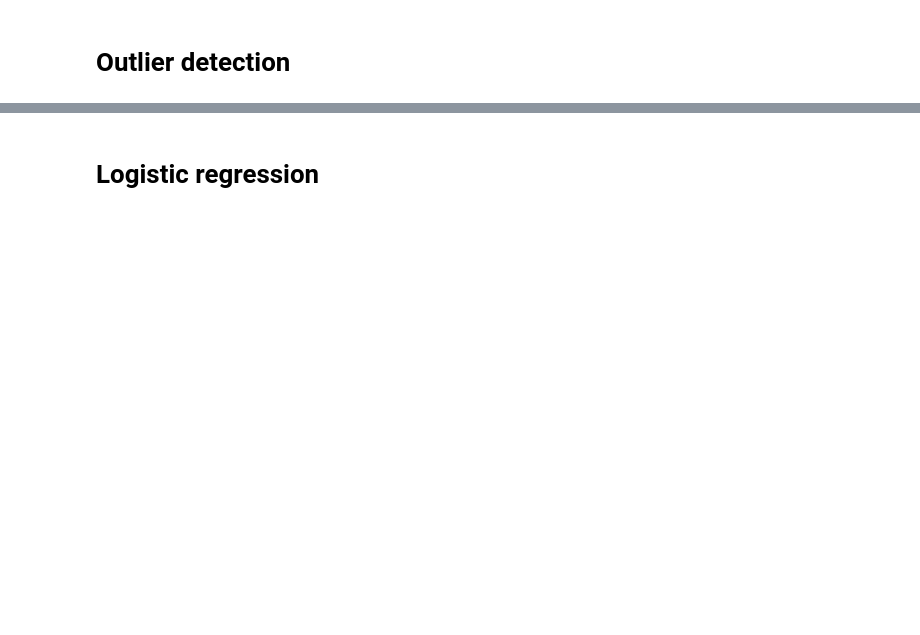
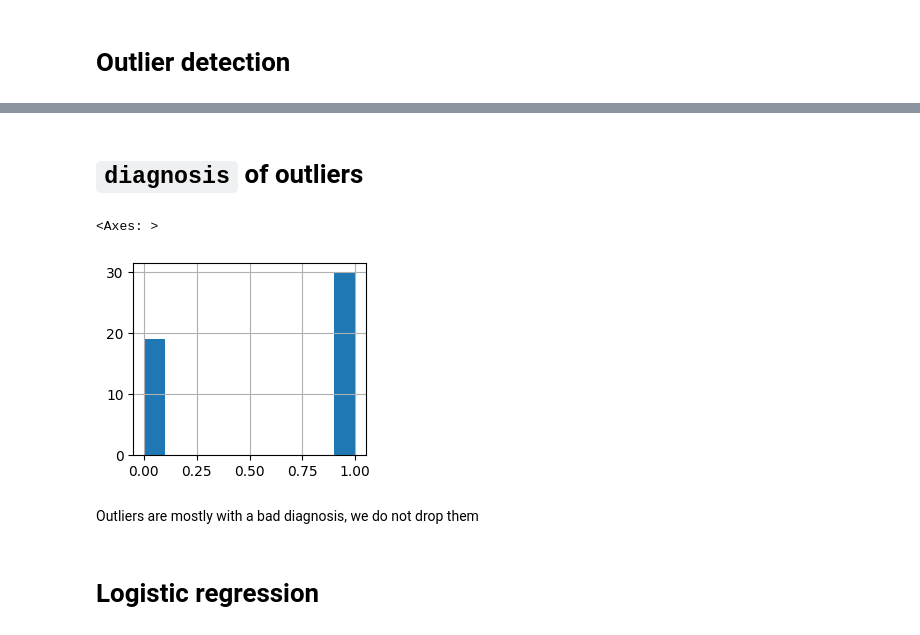
Before and after one commit to w4bo/AA2425-unibo-mldm, a Jupyter notebook: slides/lab-09-breastcancer.solution.ipynb, the cells around one changed output, grey strips where cells are left out. Cells and saved outputs as stored; diff of their text form; code cells hidden in the pictures; blank space fills up the shorter version.

```diff
--- a/slides/lab-09-breastcancer.solution.ipynb
+++ b/slides/lab-09-breastcancer.solution.ipynb
@@ -388,3 +420,14 @@ plt.scatter(
+# %% [markdown]
+# `diagnosis` of outliers
+# %%
+outlier_labels = y_train[is_outlier == -1]
+plt.figure(figsize=(3, 2.5))
+outlier_labels.hist()
+# %% [output]
+<Axes: >
+[figure, added]
+# %% [markdown]
+Outliers are mostly with a bad diagnosis, we do not drop them
 # %% [markdown]
 # Logistic regression
 # %%
```
Also changed, not shown: parts of 19 cells of this notebook.
